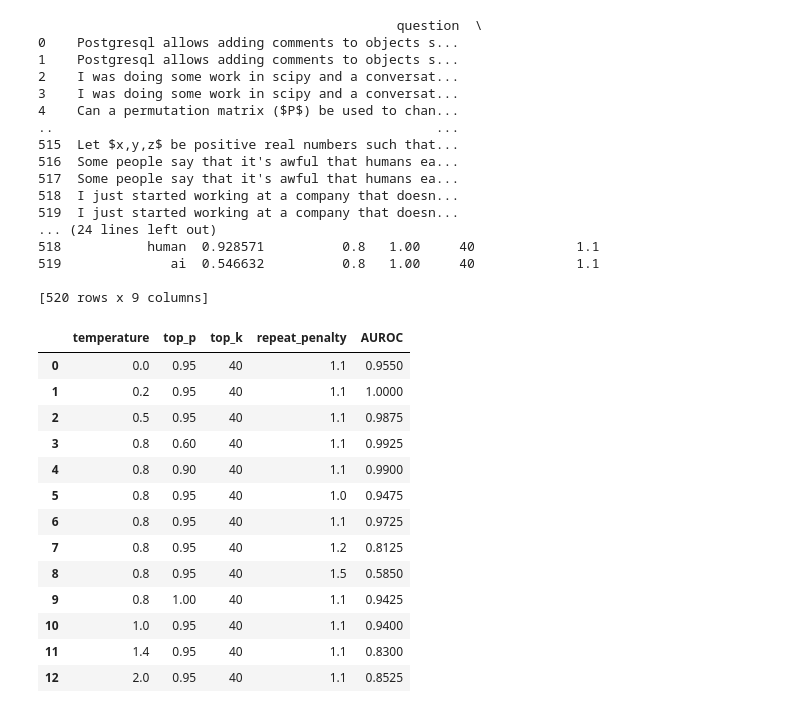
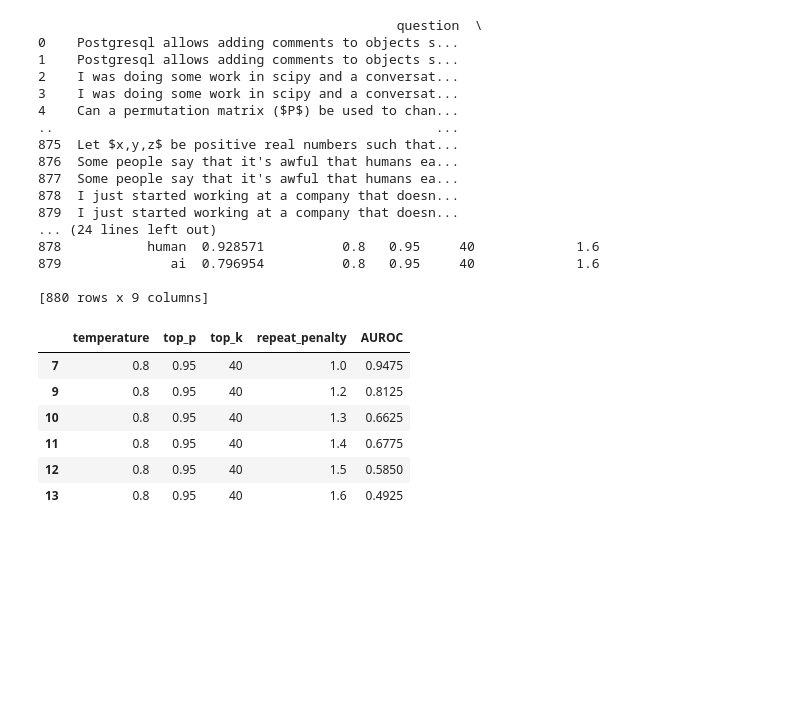
Before and after one commit to pocolpaolo10tue/2amm20, a Jupyter notebook: MetaParamsAnalysis.ipynb, the cells around one changed output. Saved outputs shown, nothing was run; the diff lists cells and outputs as text; code cells hidden in the pictures; blank space fills up the shorter version.

```diff
--- a/MetaParamsAnalysis.ipynb
+++ b/MetaParamsAnalysis.ipynb
@@ -77,11 +77,11 @@ def reorganize_meta_param_csvs(input_files):
 
 
 file_list = [
-    "datasets/output_param_20_binoculars_default.csv",
+    # "datasets/output_param_20_binoculars_default.csv",
     "datasets/output_param_20_binoculars_temperature0.0.csv",
-    # "datasets/output_param_20_binoculars_top_k5.csv",
+    "datasets/output_param_20_binoculars_top_k5.csv",
     "datasets/output_param_20_binoculars_top_p0.6.csv",
-    # "datasets/output_param_1_binoculars_test.csv"
+    "datasets/output_param_20_binoculars_repeat_penalty1.0.csv",
 ]
 df_clean = reorganize_meta_param_csvs(file_list)
 print(df_clean)
@@ -93,52 +93,45 @@ print(df_clean)
 3    I was doing some work in scipy and a conversat...
 4    Can a permutation matrix ($P$) be used to chan...
 ..                                                 ...
-515  Let $x,y,z$ be positive real numbers such that...
-516  Some people say that it's awful that humans ea...
-517  Some people say that it's awful that humans ea...
-518  I just started working at a company that doesn...
-519  I just started working at a company that doesn...
+875  Let $x,y,z$ be positive real numbers such that...
+876  Some people say that it's awful that humans ea...
+877  Some people say that it's awful that humans ea...
+878  I just started working at a company that doesn...
+879  I just started working at a company that doesn...
 ... (24 lines left out)
-518           human  0.928571          0.8   1.00     40             1.1
-519              ai  0.546632          0.8   1.00     40             1.1
+878           human  0.928571          0.8   0.95     40             1.6
+879              ai  0.796954          0.8   0.95     40             1.6
 
-[520 rows x 9 columns]
+[880 rows x 9 columns]
 # %%
 df_clean['true_binary'] = df_clean['true_label'].map({'human': 1, 'ai': 0})
 
 # Group by metaparameters
 grouped = df_clean.groupby(['temperature', 'top_p', 'top_k', 'repeat_penalty'])
 
 # Calculate AUROC for each group
 results = []
 for name, group in grouped:
     try:
         auroc = roc_auc_score(group['true_binary'], group['score'])
     except ValueError:
         auroc = None  # Handle cases with only one class
     results.append({
         'temperature': name[0],
         'top_p': name[1],
         'top_k': name[2],
         'repeat_penalty': name[3],
         'AUROC': auroc
     })
 
 # Convert results to a dataframe
 auroc_results = pd.DataFrame(results)
-auroc_results
+auroc_results[auroc_results['repeat_penalty'] != 1.1]
 # %% [output]
 |  | temperature | top_p | top_k | repeat_penalty | AUROC |
-| 0 | 0.0 | 0.95 | 40 | 1.1 | 0.9550 |
-| 1 | 0.2 | 0.95 | 40 | 1.1 | 1.0000 |
-| 2 | 0.5 | 0.95 | 40 | 1.1 | 0.9875 |
-| 3 | 0.8 | 0.60 | 40 | 1.1 | 0.9925 |
-| 4 | 0.8 | 0.90 | 40 | 1.1 | 0.9900 |
-| 5 | 0.8 | 0.95 | 40 | 1.0 | 0.9475 |
-| 6 | 0.8 | 0.95 | 40 | 1.1 | 0.9725 |
-| 7 | 0.8 | 0.95 | 40 | 1.2 | 0.8125 |
-| 8 | 0.8 | 0.95 | 40 | 1.5 | 0.5850 |
-| 9 | 0.8 | 1.00 | 40 | 1.1 | 0.9425 |
-| 10 | 1.0 | 0.95 | 40 | 1.1 | 0.9400 |
-| 11 | 1.4 | 0.95 | 40 | 1.1 | 0.8300 |
-| 12 | 2.0 | 0.95 | 40 | 1.1 | 0.8525 |
+| 7 | 0.8 | 0.95 | 40 | 1.0 | 0.9475 |
+| 9 | 0.8 | 0.95 | 40 | 1.2 | 0.8125 |
+| 10 | 0.8 | 0.95 | 40 | 1.3 | 0.6625 |
+| 11 | 0.8 | 0.95 | 40 | 1.4 | 0.6775 |
+| 12 | 0.8 | 0.95 | 40 | 1.5 | 0.5850 |
+| 13 | 0.8 | 0.95 | 40 | 1.6 | 0.4925 |
```
Also changed, not shown: 5 other files.
